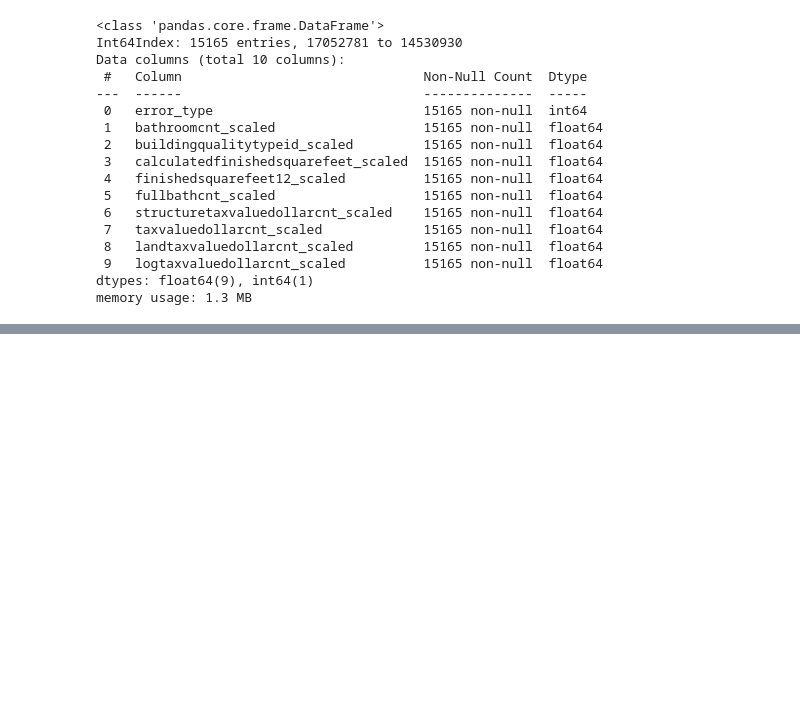
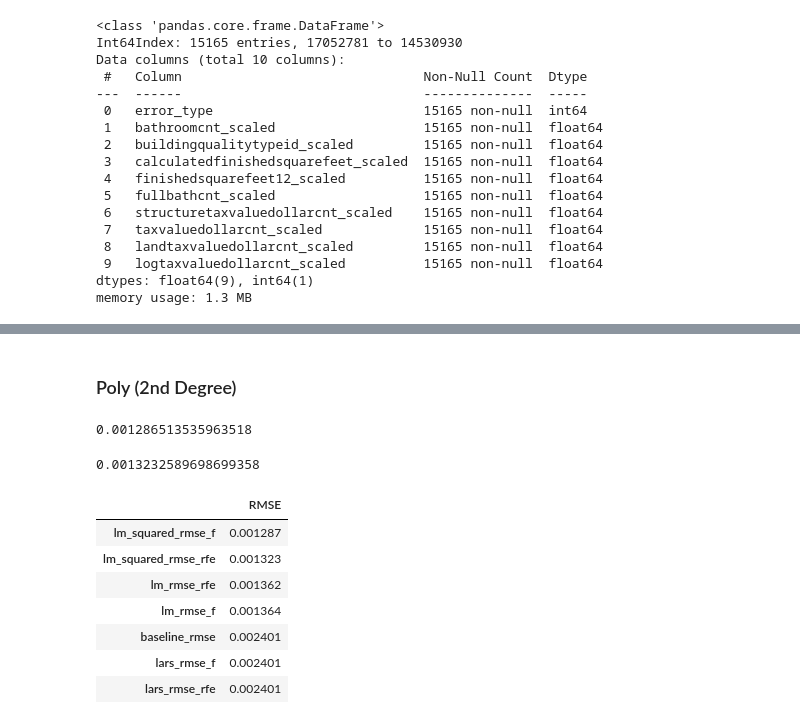
Before and after one commit to Yongliang-Shi/Exploring-Drivers-of-the-Error-in-Zestimate, a Jupyter notebook: model_zillow.ipynb, the cells around one changed output, grey strips where cells are left out. Cells and saved outputs as stored; diff of their text form; code cells hidden in the pictures; blank space fills up the shorter version.

```diff
--- a/model_zillow.ipynb
+++ b/model_zillow.ipynb
@@ -393,0 +481,2 @@ memory usage: 1.3 MB
+# %% [markdown]
+### Poly (2nd Degree)
@@ -393,0 +493,43 @@ memory usage: 1.3 MB
+# %%
+# Fit X_train_scaled_squared_f, predict and compute the rmse
+
+lm_squared_f = lm_squared2.fit(X_train_scaled_squared_f, y_train_1_1)
+lm_squared_pred_f = lm_squared_f.predict(X_train_scaled_squared_f)
+
+lm_squared_rmse_f = mean_squared_error(y_train_1_1, lm_squared_pred_f)**1/2
+lm_squared_rmse_f
+# %% [output]
+0.001286513535963518
+# %%
+# Fit X_train_scaled_squared_rfe, predict and compute the rmse
+
+lm_squared_rfe = lm_squared2.fit(X_train_scaled_squared_rfe, y_train_1_1)
+lm_squared_pred_rfe = lm_squared_rfe.predict(X_train_scaled_squared_rfe)
+
+lm_squared_rmse_rfe = mean_squared_error(y_train_1_1, lm_squared_pred_rfe)**1/2
+lm_squared_rmse_rfe
+# %% [output]
+0.0013232589698699358
+# %%
+# Summarize the RMSE of all 6 models
+
+rmse_values = [baseline_rmse,
+               lm_rmse_f, lm_rmse_rfe,
+               lars_rmse_f, lars_rmse_rfe,
+               lm_squared_rmse_f, lm_squared_rmse_rfe]
+rmse_index = ['baseline_rmse',
+              'lm_rmse_f', 'lm_rmse_rfe',
+              'lars_rmse_f', 'lars_rmse_rfe',
+              'lm_squared_rmse_f', 'lm_squared_rmse_rfe']
+
+rmse = pd.DataFrame(rmse_values, index=rmse_index, columns=['RMSE'])
+rmse.sort_values(by='RMSE')
+# %% [output]
+|  | RMSE |
+| lm_squared_rmse_f | 0.001287 |
+| lm_squared_rmse_rfe | 0.001323 |
+| lm_rmse_rfe | 0.001362 |
+| lm_rmse_f | 0.001364 |
+| baseline_rmse | 0.002401 |
+| lars_rmse_f | 0.002401 |
+| lars_rmse_rfe | 0.002401 |
```
Also changed, not shown: parts of 18 cells of this notebook.
